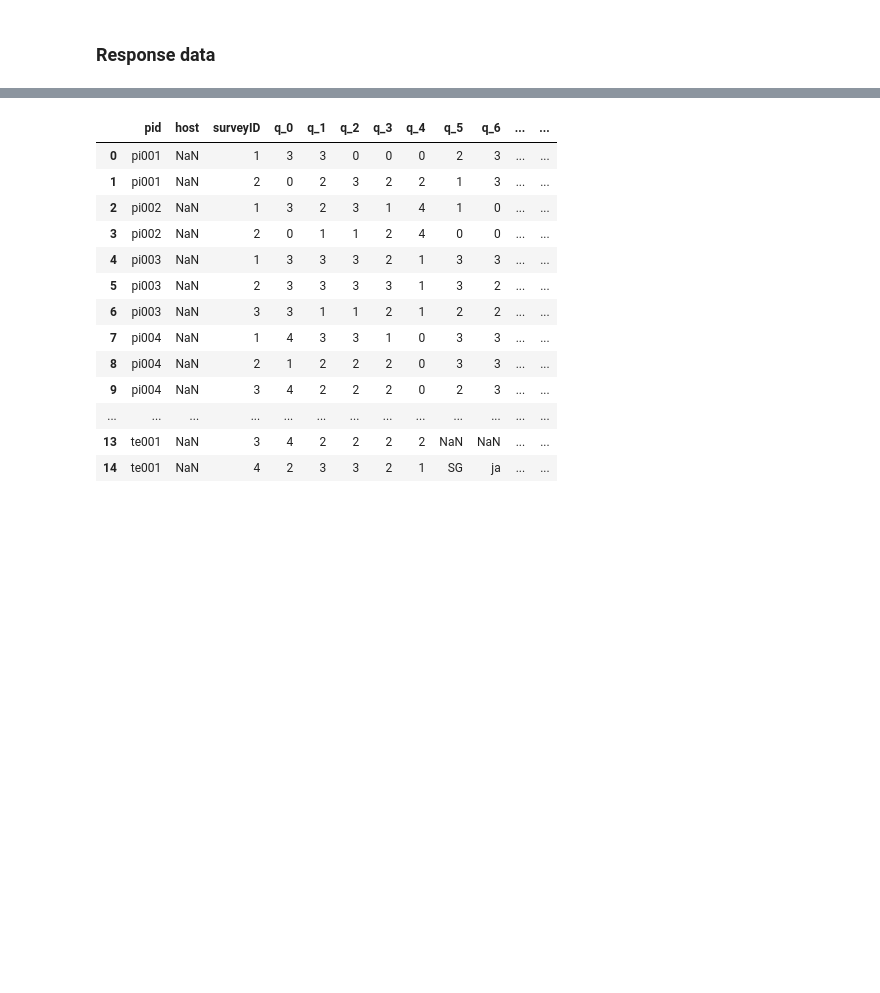
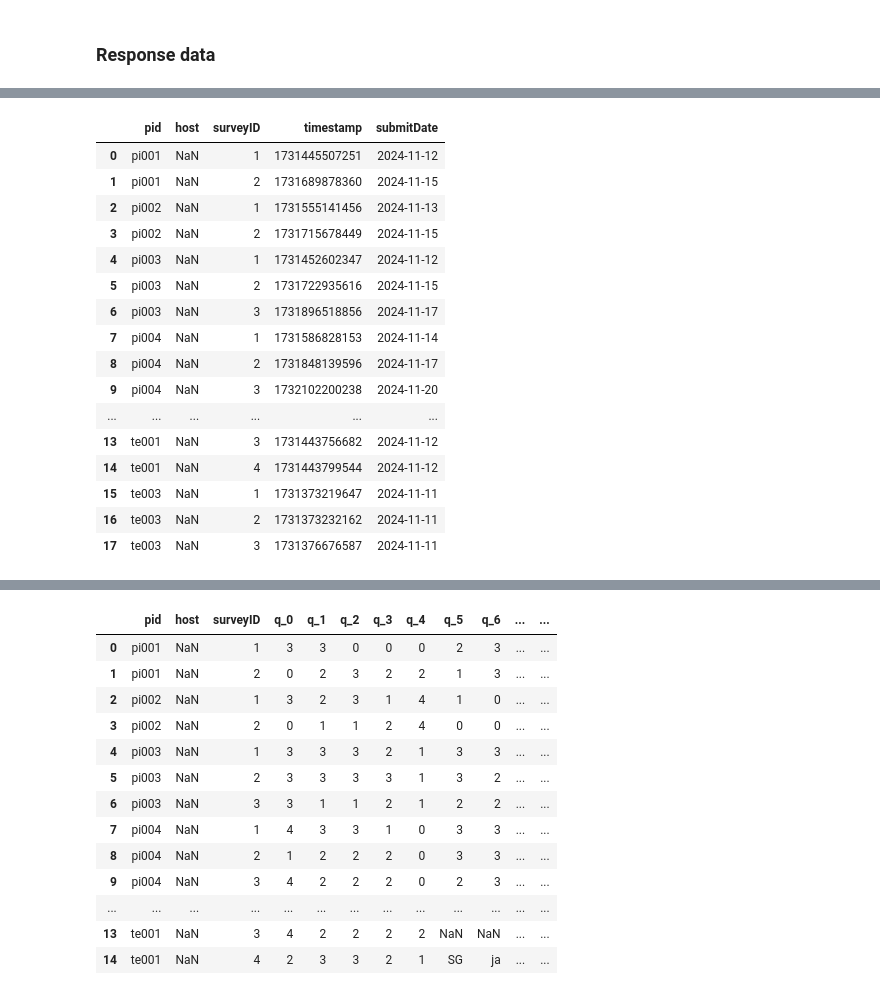
Before and after one commit to jzheng23/colab, a Jupyter notebook: Smartphone_screeentime.ipynb, the cells around one changed output, grey strips where cells are left out. Drawn from its saved outputs; the diff is of its cells as text; code cells hidden in the pictures; blank space fills up the shorter version.

```diff
--- a/Smartphone_screeentime.ipynb
+++ b/Smartphone_screeentime.ipynb
@@ -35,4 +34,16 @@ firebase_admin.initialize_app(cred, {
 })
 # %% [output]
 <firebase_admin.App at 0x...>
+# %%
+#Convert Unix timestamp to date/datetime in specified timezone
+def convert_unix_to_date(unix_timestamp, timezone='America/New_York', return_date=True):
+   """
+
+   Parameters:
+       unix_timestamp: Unix timestamp in milliseconds
+       timezone: String of timezone (default 'America/New_York')
+       return_date: If True returns date only, if False returns datetime
+   """
+   dt = pd.to_datetime(unix_timestamp, unit='ms', utc=True).tz_convert(timezone)
+   return dt.date() if return_date else dt
 # %%
@@ -258,0 +279,22 @@ survey_meta0
+# %%
+survey_data = survey_meta0.copy()
+survey_data['submitDate'] = survey_data['timestamp'].apply(lambda x: convert_unix_to_date(x))
+survey_data
+# %% [output]
+|  | pid | host | surveyID | timestamp | submitDate |
+| 0 | pi001 | NaN | 1 | 1731445507251 | 2024-11-12 |
+| 1 | pi001 | NaN | 2 | 1731689878360 | 2024-11-15 |
+| 2 | pi002 | NaN | 1 | 1731555141456 | 2024-11-13 |
+| 3 | pi002 | NaN | 2 | 1731715678449 | 2024-11-15 |
+| 4 | pi003 | NaN | 1 | 1731452602347 | 2024-11-12 |
+| 5 | pi003 | NaN | 2 | 1731722935616 | 2024-11-15 |
+| 6 | pi003 | NaN | 3 | 1731896518856 | 2024-11-17 |
+| 7 | pi004 | NaN | 1 | 1731586828153 | 2024-11-14 |
+| 8 | pi004 | NaN | 2 | 1731848139596 | 2024-11-17 |
+| 9 | pi004 | NaN | 3 | 1732102200238 | 2024-11-20 |
+| ... | ... | ... | ... | ... | ... |
+| 13 | te001 | NaN | 3 | 1731443756682 | 2024-11-12 |
+| 14 | te001 | NaN | 4 | 1731443799544 | 2024-11-12 |
+| 15 | te003 | NaN | 1 | 1731373219647 | 2024-11-11 |
+| 16 | te003 | NaN | 2 | 1731373232162 | 2024-11-11 |
+| 17 | te003 | NaN | 3 | 1731376676587 | 2024-11-11 |
```
Also changed, not shown: parts of 40 cells of this notebook.
